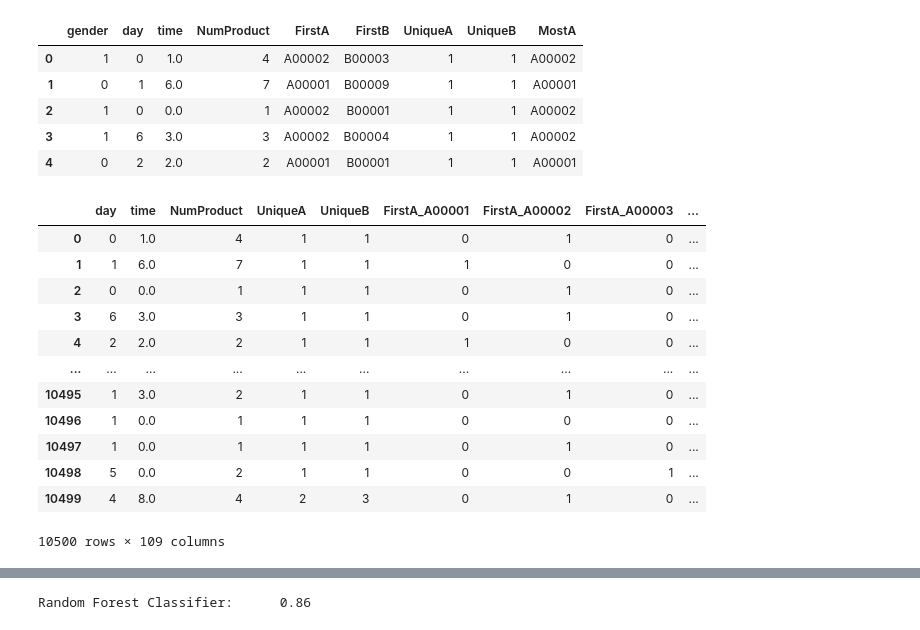
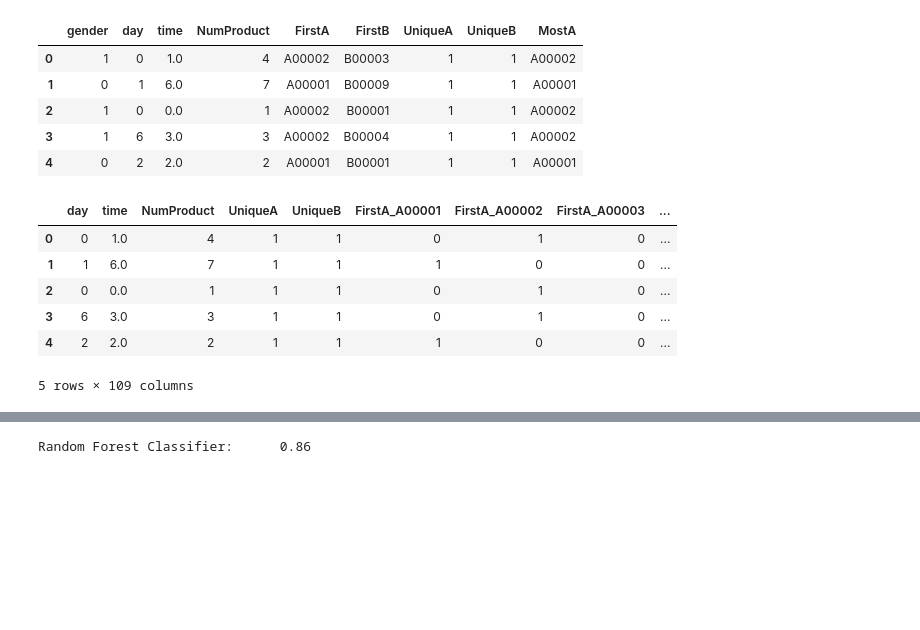
Before and after one commit to Trinadhbabu/Analytics_Vidya_Competitions, a Jupyter notebook: Predict_Gender_on_shoping_list/predict gender on shoping list.ipynb, the cells around one changed output, grey strips where cells are left out. Saved outputs shown, nothing was run; the diff lists cells and outputs as text; code cells hidden in the pictures; blank space fills up the shorter version.

```diff
--- a/Predict_Gender_on_shoping_list/predict gender on shoping list.ipynb
+++ b/Predict_Gender_on_shoping_list/predict gender on shoping list.ipynb
@@ -249,21 +210,15 @@ X1 = pd.get_dummies(X1)
 #X = HandleCategoricalData(X)
 #X
 # %%
-X1
+X1.head()
 # %% [output]
 |  | day | time | NumProduct | UniqueA | UniqueB | FirstA_A00001 | FirstA_A00002 | FirstA_A00003 | ... |
 | 0 | 0 | 1.0 | 4 | 1 | 1 | 0 | 1 | 0 | ... |
 | 1 | 1 | 6.0 | 7 | 1 | 1 | 1 | 0 | 0 | ... |
 | 2 | 0 | 0.0 | 1 | 1 | 1 | 0 | 1 | 0 | ... |
 | 3 | 6 | 3.0 | 3 | 1 | 1 | 0 | 1 | 0 | ... |
 | 4 | 2 | 2.0 | 2 | 1 | 1 | 1 | 0 | 0 | ... |
-| ... | ... | ... | ... | ... | ... | ... | ... | ... | ... |
-| 10495 | 1 | 3.0 | 2 | 1 | 1 | 0 | 1 | 0 | ... |
-| 10496 | 1 | 0.0 | 1 | 1 | 1 | 0 | 0 | 0 | ... |
-| 10497 | 1 | 0.0 | 1 | 1 | 1 | 0 | 1 | 0 | ... |
-| 10498 | 5 | 0.0 | 2 | 1 | 1 | 0 | 0 | 1 | ... |
-| 10499 | 4 | 8.0 | 4 | 2 | 3 | 0 | 1 | 0 | ... |
-10500 rows × 109 columns
+5 rows × 109 columns
 # %%
 from sklearn import preprocessing
 def transformdata(scaler, data):
```
Also changed, not shown: parts of 8 cells of this notebook.
